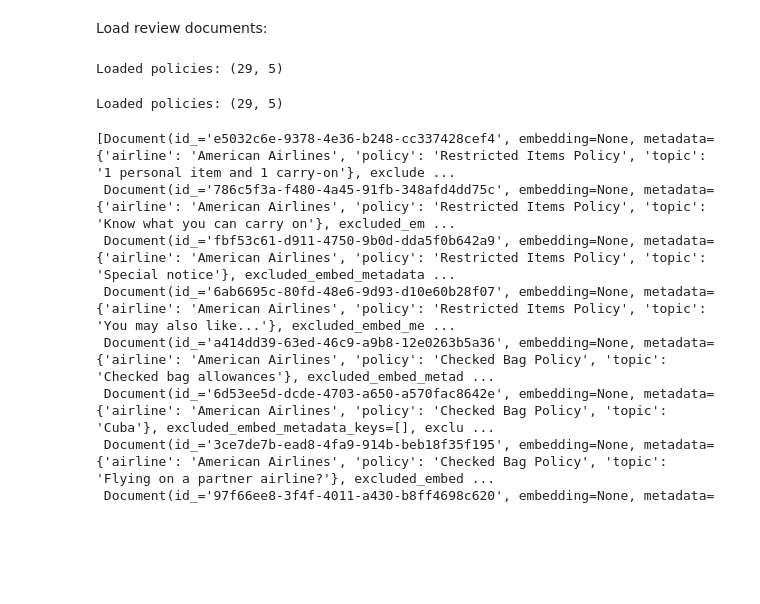
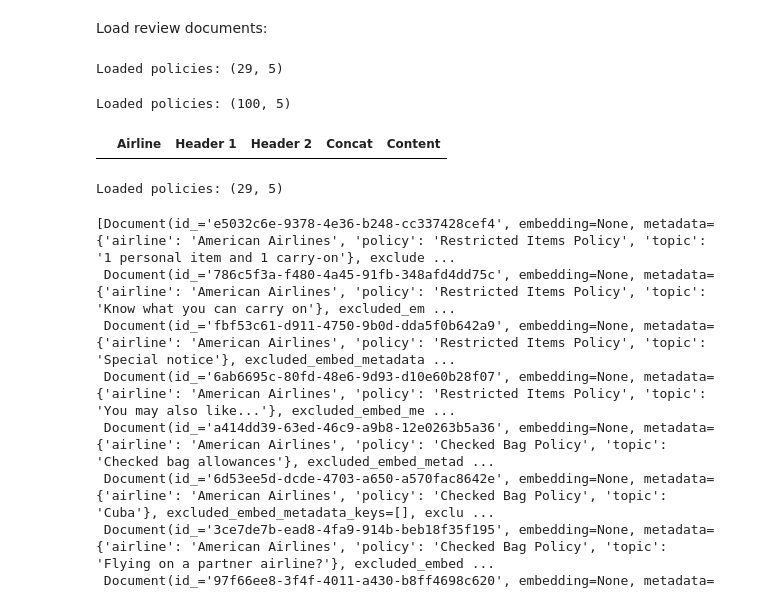
Before and after one commit to kaybao062/nlp_airline_project, a Jupyter notebook: notebooks/kg-llamaindex/index-policies.ipynb, the cells around one changed output. Drawn from its saved outputs; the diff is of its cells as text; code cells hidden in the pictures; blank space fills up the shorter version.

```diff
--- a/notebooks/kg-llamaindex/index-policies.ipynb
+++ b/notebooks/kg-llamaindex/index-policies.ipynb
@@ -106,6 +106,12 @@ def load_policies(
 policies = load_policies(airline="American Airlines")
 # %% [output]
 Loaded policies: (29, 5)
+# %%
+policies = load_policies(as_dataframe=True)[100:120]
+policies
+# %% [output]
+Loaded policies: (100, 5)
+|  | Airline | Header 1 | Header 2 | Concat | Content |
 # %%
 load_policies(limit=1000, airline="American Airlines")
 # %% [output]
```
Also changed, not shown: 2 other files.
